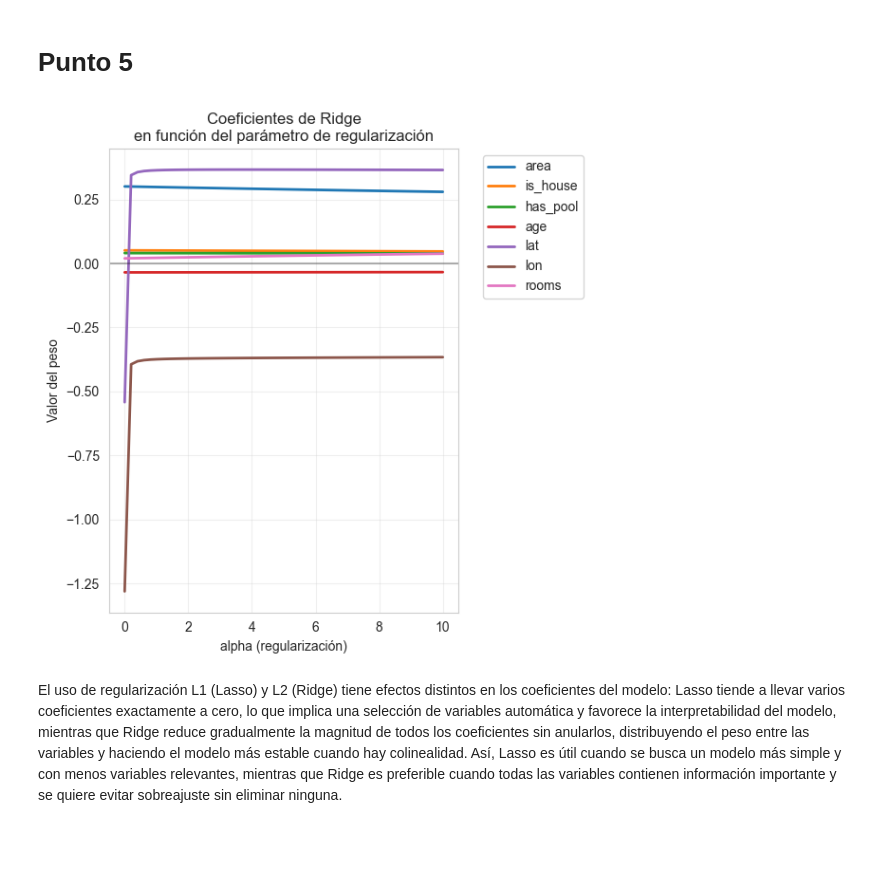
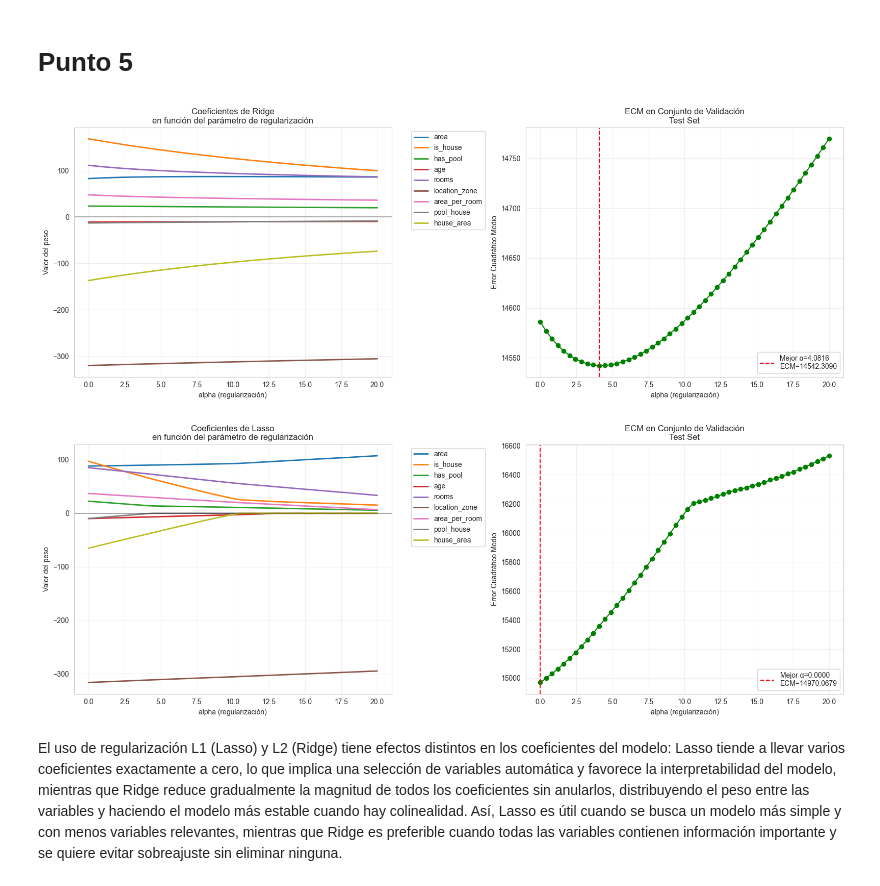
Before and after one commit to frizynn/tp1-machine-learning, a Jupyter notebook: src/Entrega_Tp1.ipynb, the cells around one changed output. Saved outputs shown, nothing was run; the diff lists cells and outputs as text; code cells hidden in the pictures; blank space fills up the shorter version.

```diff
--- a/src/Entrega_Tp1.ipynb
+++ b/src/Entrega_Tp1.ipynb
@@ -912,48 +894,60 @@ model_engineering3 = results_engineering3["model"]
 # %% [markdown]
 # Punto 5
+# %%
+from utils.visuals import plot_regularization_path
+
+df = pd.read_csv(r"../data/processed/casas_dev_eng.csv")
+
+X = df.drop('price', axis=1)
+y = df['price']
+
+X_train, X_test, y_train, y_test = split_test_train_with_label(X, y, test_size=0.2, random_state=42,normalize=True)
+
+
+figures_lasso, coefs_lasso, cv_scores_lasso, best_metrics_lasso = plot_regularization_path(
+    X_train, X_test, y_train, y_test,
+    regularization='l2',
+    alphas=np.linspace(0, 20, 50),
+    plot_types=['coefs+val'],
+    model=LinearRegressor,
+    transform_target=None,
+    method='pseudo_inverse',
+    figsize=(24, 6),
+    show_plots=True
+)
+
+# figures_lasso['coefs']['fig'].tight_layout()
+# plt.figure(figures_lasso['coefs']['fig'].number)
+# plt.show()
+# %% [output]
+[figure, added]
 # %%
 from utils.visuals import plot_regularization_path
-import pandas as pd
-import numpy as np
-from utils.data import split_test_train_with_label
-from models.regression.linear_regressor import LinearRegressor
 
-df = pd.read_csv("../data/processed/casas_dev.csv")
+df = pd.read_csv(r"../data/processed/casas_dev_eng.csv")
 
 X = df.drop('price', axis=1)
 y = df['price']
 
-X_train, X_test, y_train, y_test = split_test_train_with_label(X, y, test_size=0.2, random_state=12, normalize=True)
+X_train, X_test, y_train, y_test = split_test_train_with_label(X, y, test_size=0.2, random_state=42,normalize=True)
+
+
 
 figures_ridge, coefs_ridge, cv_scores_ridge, best_metrics_ridge = plot_regularization_path(
     X_train, X_test, y_train, y_test,
-    regularization='l2',
-    alphas=np.linspace(0, 10, 50),
-    plot_types=['coefs'],  # Especificamos exactamente lo que queremos
+    regularization='l1',
+    alphas=np.linspace(0, 20, 50),
+    plot_types=['coefs+val'],
     model=LinearRegressor,
-    transform_target=np.log,
-    method='pseudo_inverse',  # Para L2 puedes usar método analítico
-    show_plots=True,
-    metrics=['mse', 'r2']
+    transform_target=None,
+    method='gradient_descent',
+    epochs=1000,
+    learning_rate=0.01,
+    figsize=(24, 6),
+    show_plots=True
 )
-
-
-
-# figures_lasso, coefs_lasso, cv_scores_lasso, best_metrics_lasso = plot_regularization_path(
-#     X_train, X_test, y_train, y_test,
-#     regularization='l1',
-#     alphas=np.linspace(0, 10, 50),
-#     plot_types=['coefs+val_mse', 'coefs+val_r2'],  # Especificamos exactamente lo que queremos
-#     model=LinearRegressor,
-#     transform_target=np.log,
-#     method='gradient_descent',
-#     epochs=2000,
-#     learning_rate=0.01,
-#     show_plots=True,  # No mostrar automáticamente
-#     metrics=['mse', 'r2']
-# )
 # %% [output]
-[figure, old version]
+[figure, new version]
 # %% [markdown]
 El uso de regularización L1 (Lasso) y L2 (Ridge) tiene efectos distintos en los coeficientes del modelo: Lasso tiende a llevar varios coeficientes exactamente a cero, lo que implica una selección de variables automática y favorece la interpretabilidad del modelo, mientras que Ridge reduce gradualmente la magnitud de todos los coeficientes sin anularlos, distribuyendo el peso entre las variables y haciendo el modelo más estable cuando hay colinealidad. Así, Lasso es útil cuando se busca un modelo más simple y con menos variables relevantes, mientras que Ridge es preferible cuando todas las variables contienen información importante y se quiere evitar sobreajuste sin eliminar ninguna.
 # %%
```
Also changed, not shown: parts of 1 cell of this notebook, 2 other files.
